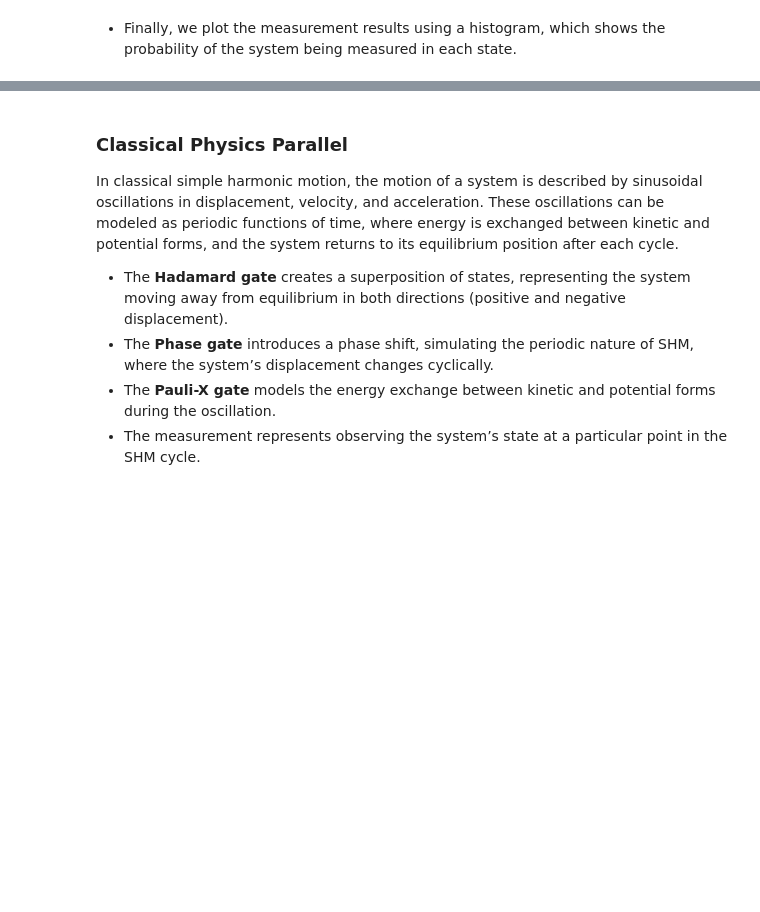
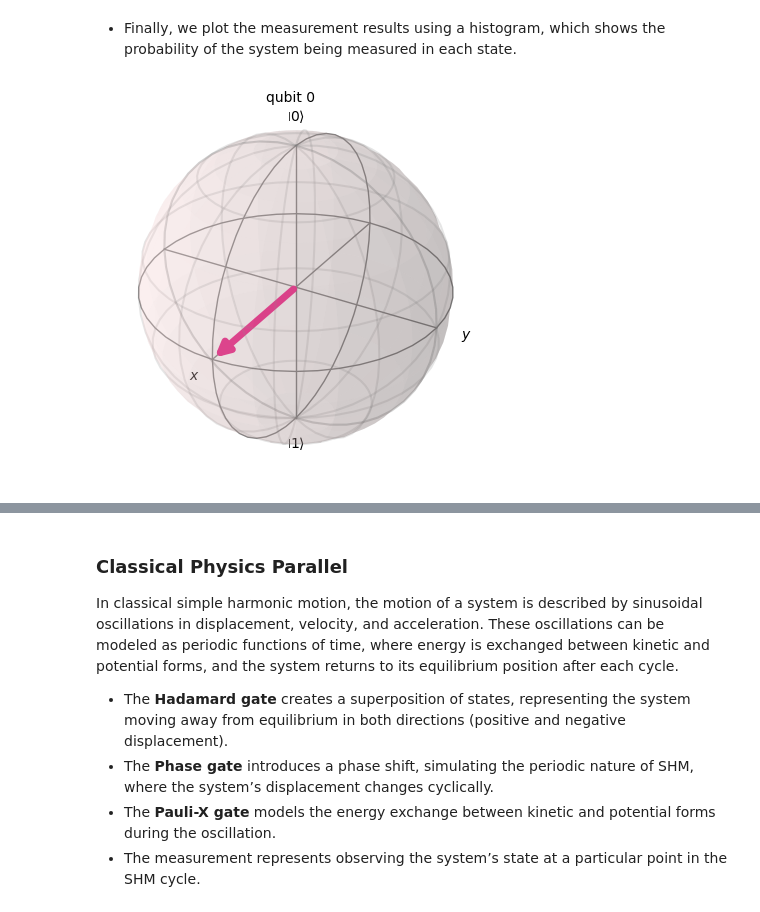
Before and after one commit to iamleoluo/Quantum-Computing-Approach, a Jupyter notebook: Semester I/Topics 04: Simple Harmonic Motion (SHM).ipynb, the cells around one changed output, grey strips where cells are left out. Drawn from its saved outputs; the diff is of its cells as text; code cells hidden in the pictures; blank space fills up the shorter version.

```diff
--- a/Semester I/Topics 04: Simple Harmonic Motion (SHM).ipynb
+++ b/Semester I/Topics 04: Simple Harmonic Motion (SHM).ipynb
@@ -119,3 +119,7 @@ job = state.run(new_qc)
 final_state = job.result().get_statevector(qc)
 # %% [markdown]
 - Finally, we plot the measurement results using a histogram, which shows the probability of the system being measured in each state.
+# %%
+plot_bloch_multivector(final_state)
+# %% [output]
+[figure, added]
```
Also changed, not shown: parts of 6 cells of this notebook.
